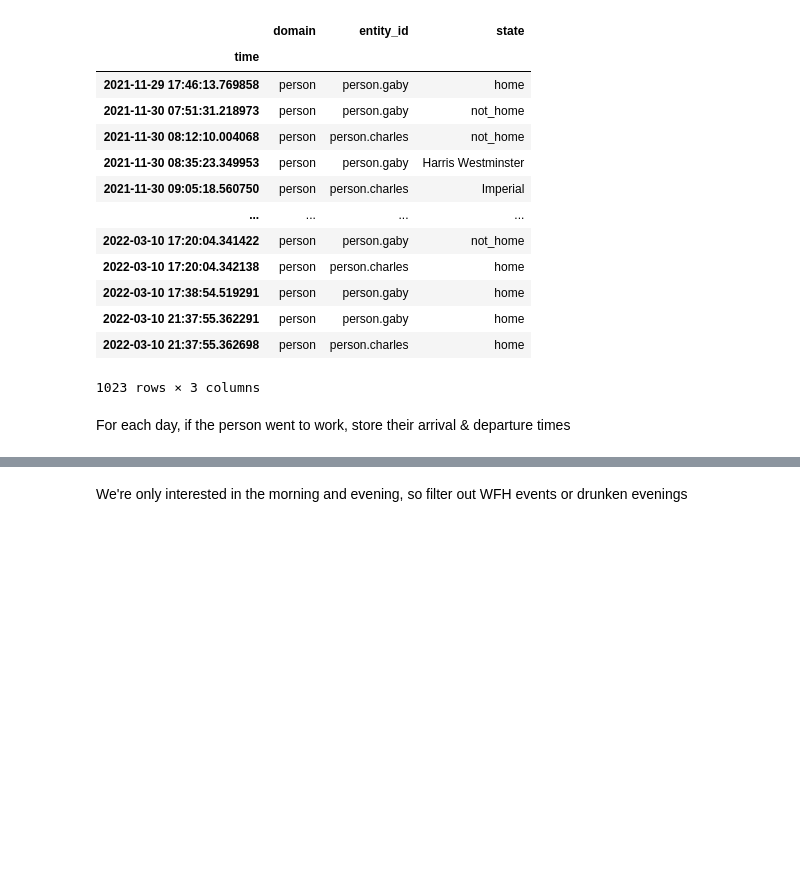
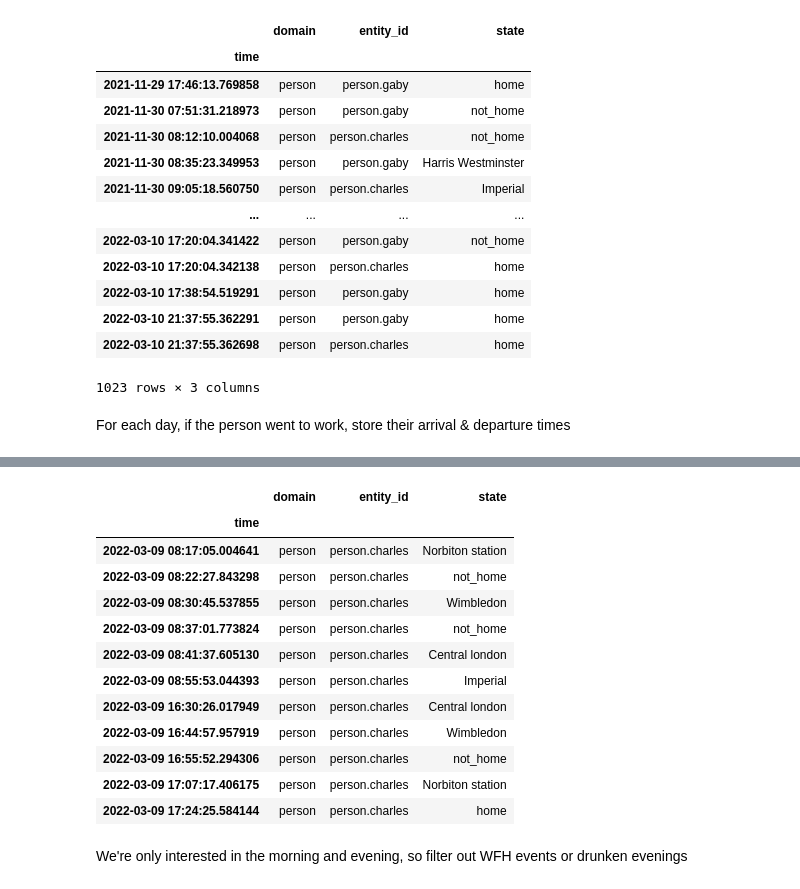
Before and after one commit to charlesbaynham/house-absolute-ha-setup, a Jupyter notebook: notebooks/plot_work_leavings.ipynb, the cells around one changed output, grey strips where cells are left out. Saved outputs shown, nothing was run; the diff lists cells and outputs as text; code cells hidden in the pictures; blank space fills up the shorter version.

```diff
--- a/notebooks/plot_work_leavings.ipynb
+++ b/notebooks/plot_work_leavings.ipynb
@@ -100,2 +116,21 @@ leaving_times = pd.DataFrame(leaving_times)
+# %%
+date = pd.Timestamp("2022-03-09")
+state_changes = results[date : date + np.timedelta64(1, 'D')]
+this_person_changes = state_changes[state_changes.entity_id == "person.charles"]
+this_person_changes
+# %% [output]
+|  | domain | entity_id | state |
+| time |  |  |  |
+| 2022-03-09 08:17:05.004641 | person | person.charles | Norbiton station |
+| 2022-03-09 08:22:27.843298 | person | person.charles | not_home |
+| 2022-03-09 08:30:45.537855 | person | person.charles | Wimbledon |
+| 2022-03-09 08:37:01.773824 | person | person.charles | not_home |
+| 2022-03-09 08:41:37.605130 | person | person.charles | Central london |
+| 2022-03-09 08:55:53.044393 | person | person.charles | Imperial |
+| 2022-03-09 16:30:26.017949 | person | person.charles | Central london |
+| 2022-03-09 16:44:57.957919 | person | person.charles | Wimbledon |
+| 2022-03-09 16:55:52.294306 | person | person.charles | not_home |
+| 2022-03-09 17:07:17.406175 | person | person.charles | Norbiton station |
+| 2022-03-09 17:24:25.584144 | person | person.charles | home |
 # %% [markdown]
 We're only interested in the morning and evening, so filter out WFH events or drunken evenings
```
Also changed, not shown: parts of 11 cells of this notebook.
